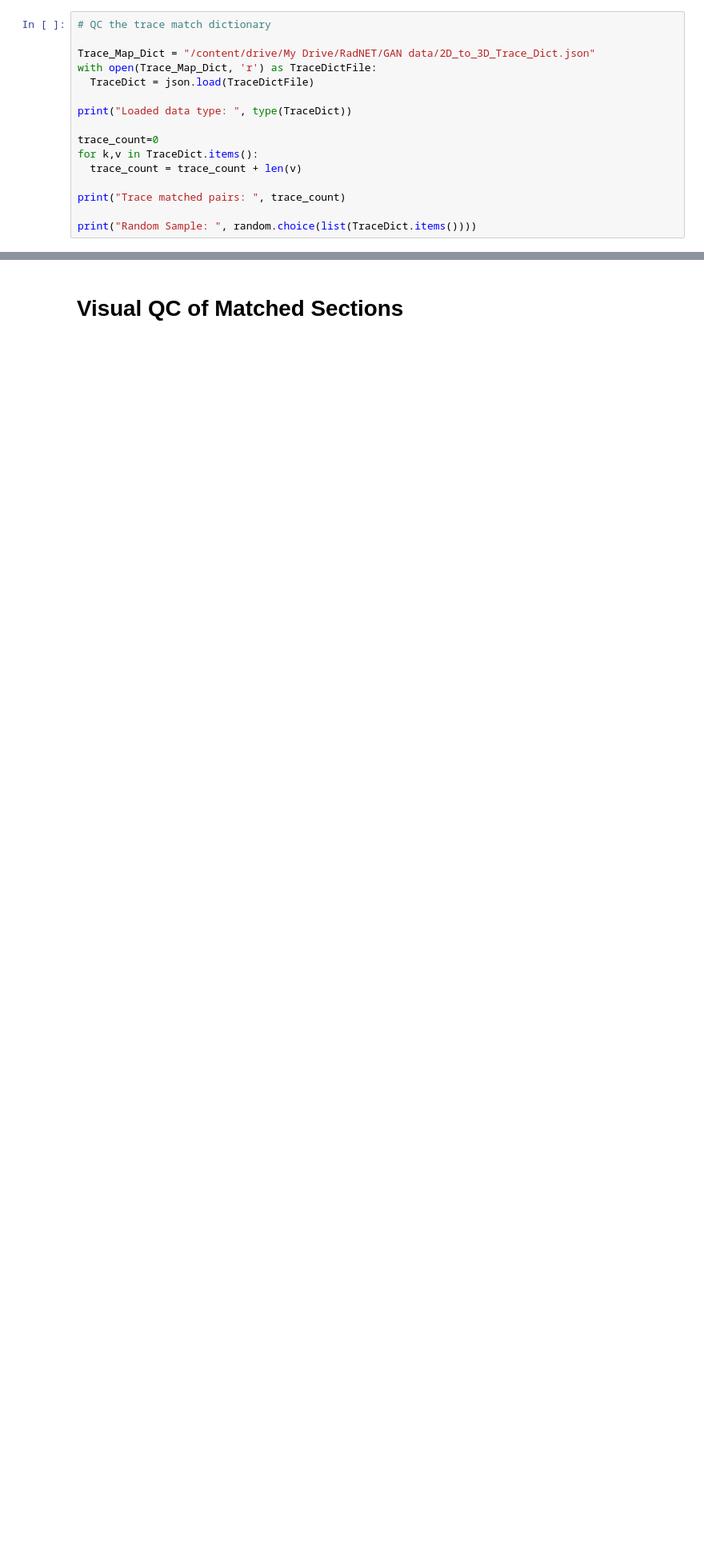
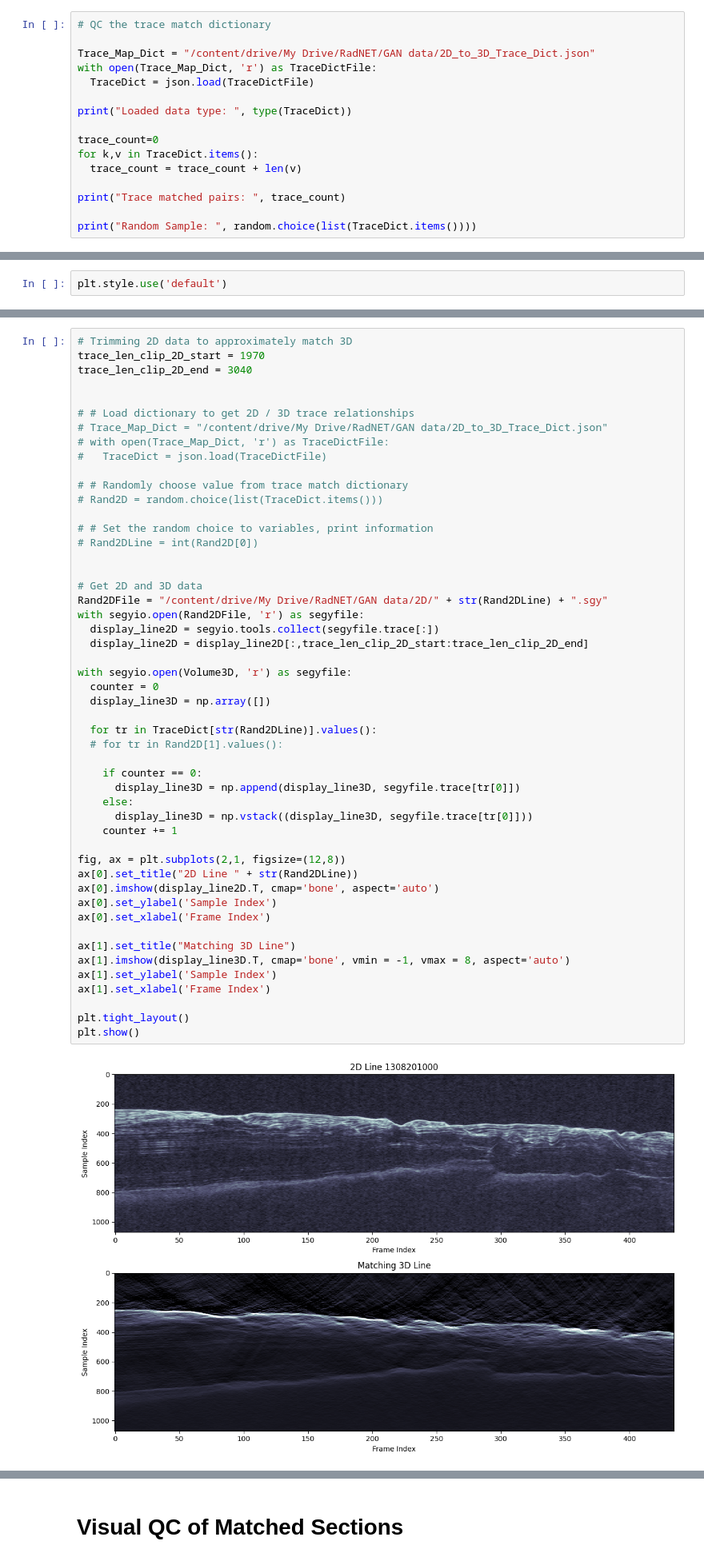
Before and after one commit to astroChance/RadNET, a Jupyter notebook: RadNET_Frontend.ipynb, the cells around one changed output, grey strips where cells are left out. Shown at 80% size. Drawn from its saved outputs; the diff is of its cells as text; blank space fills up the shorter version.

```diff
--- a/RadNET_Frontend.ipynb
+++ b/RadNET_Frontend.ipynb
@@ -161,0 +167,2 @@ print("Random Sample: ", random.choice(list(TraceDict.items())))
+# %%
+plt.style.use('default')
@@ -161,0 +240,52 @@ print("Random Sample: ", random.choice(list(TraceDict.items())))
+# %%
+# Trimming 2D data to approximately match 3D
+trace_len_clip_2D_start = 1970
+trace_len_clip_2D_end = 3040
+
+
+# # Load dictionary to get 2D / 3D trace relationships
+# Trace_Map_Dict = "/content/drive/My Drive/RadNET/GAN data/2D_to_3D_Trace_Dict.json"
+# with open(Trace_Map_Dict, 'r') as TraceDictFile:
+#   TraceDict = json.load(TraceDictFile)
+
+# # Randomly choose value from trace match dictionary
+# Rand2D = random.choice(list(TraceDict.items()))
+
+# # Set the random choice to variables, print information
+# Rand2DLine = int(Rand2D[0])
+
+
+# Get 2D and 3D data
+Rand2DFile = "/content/drive/My Drive/RadNET/GAN data/2D/" + str(Rand2DLine) + ".sgy"
+with segyio.open(Rand2DFile, 'r') as segyfile:
+  display_line2D = segyio.tools.collect(segyfile.trace[:])
+  display_line2D = display_line2D[:,trace_len_clip_2D_start:trace_len_clip_2D_end]
+
+with segyio.open(Volume3D, 'r') as segyfile:
+  counter = 0
+  display_line3D = np.array([])
+
+  for tr in TraceDict[str(Rand2DLine)].values():
+  # for tr in Rand2D[1].values():
+
+    if counter == 0:
+      display_line3D = np.append(display_line3D, segyfile.trace[tr[0]])
+    else:
+      display_line3D = np.vstack((display_line3D, segyfile.trace[tr[0]]))
+    counter += 1
+
+fig, ax = plt.subplots(2,1, figsize=(12,8))
+ax[0].set_title("2D Line " + str(Rand2DLine))
+ax[0].imshow(display_line2D.T, cmap='bone', aspect='auto')
+ax[0].set_ylabel('Sample Index')
+ax[0].set_xlabel('Frame Index')
+
+ax[1].set_title("Matching 3D Line")
+ax[1].imshow(display_line3D.T, cmap='bone', vmin = -1, vmax = 8, aspect='auto')
+ax[1].set_ylabel('Sample Index')
+ax[1].set_xlabel('Frame Index')
+
+plt.tight_layout()
+plt.show()
+# %% [output]
+[figure, added]
```
Also changed, not shown: parts of 9 cells of this notebook.
